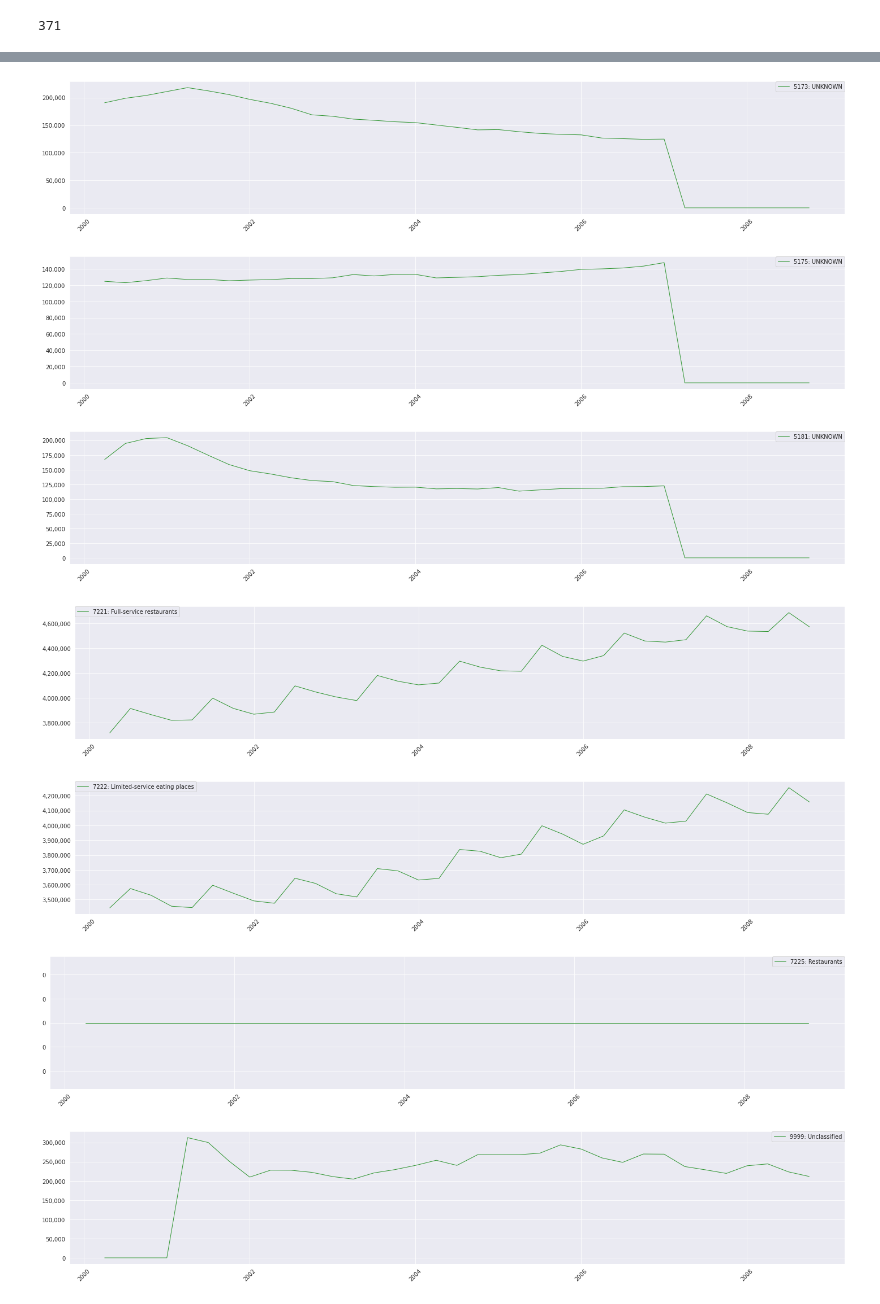
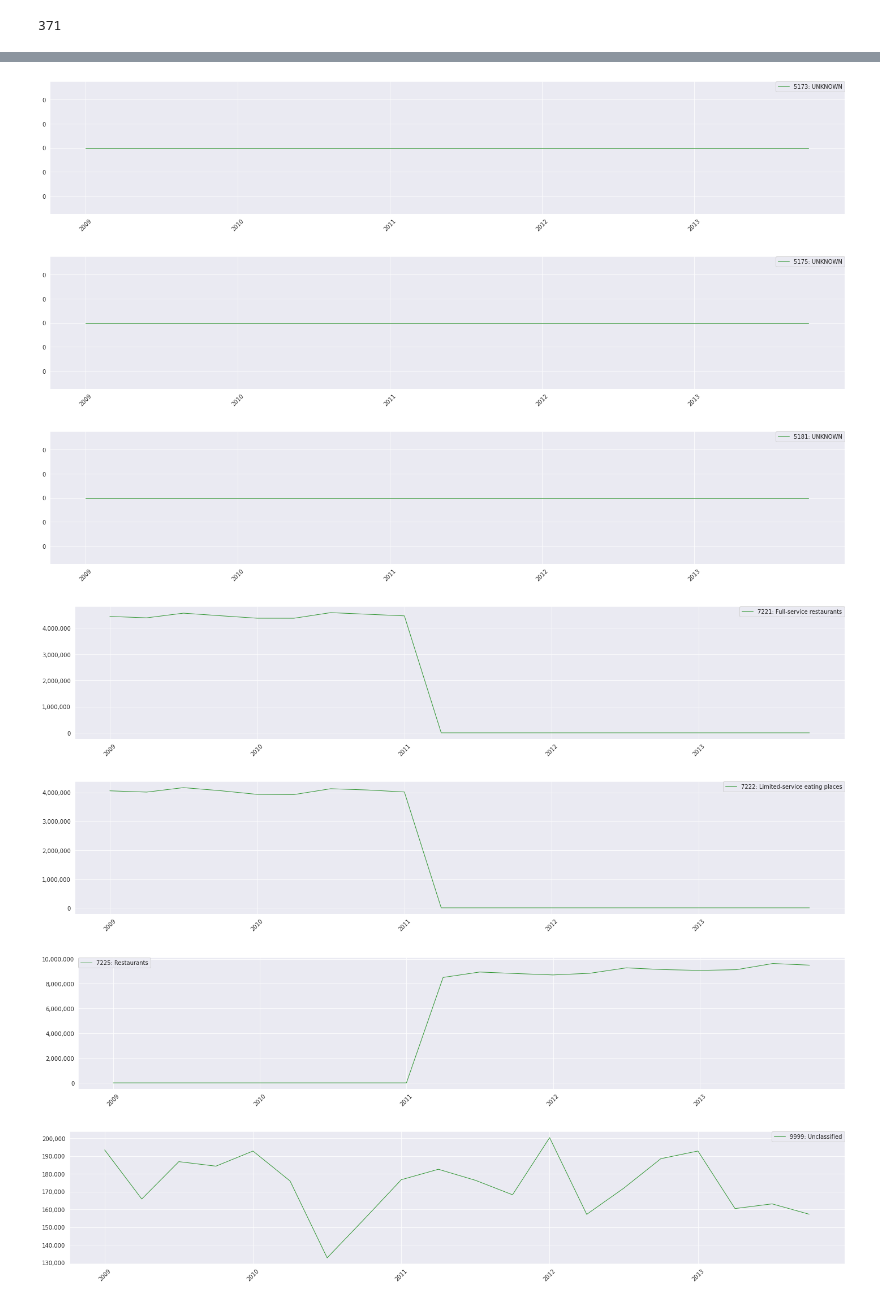
Before and after one commit to cjholcomb/report-card-recession, a Jupyter notebook: src/industry_shifts.ipynb, the cells around one changed output, grey strips where cells are left out. Drawn from its saved outputs; the diff is of its cells as text; code cells hidden in the pictures.

```diff
--- a/src/industry_shifts.ipynb
+++ b/src/industry_shifts.ipynb
@@ -164,7 +164,7 @@ df.set_index('industry_code', inplace = True)
 for k, v in zeroes.items():
     if k > 0 and k < 10000:
         fig, ax = plt.subplots(figsize = (20, 4))
-        ax.plot(df.columns[0:35], df.loc[k][0:35], color = 'green', linewidth = 1, alpha = 0.8, label = str(k) + ': ' + v)
+        ax.plot(df.columns[35:55], df.loc[k][35:55], color = 'green', linewidth = 1, alpha = 0.8, label = str(k) + ': ' + v)
         ax.tick_params(axis='both', which='major', labelsize=10)
         ax.tick_params(axis='both', which='minor', labelsize=10)
         ax.ticklabel_format(style = 'plain', axis = 'y', scilimits = (9, -1));
@@ -184,10 +184,10 @@ for k, v in zeroes.items():
-[figure, old version]
+[figure, new version]
-[figure, old version]
+[figure, new version]
-[figure, old version]
+[figure, new version]
-[figure, old version]
+[figure, new version]
-[figure, old version]
+[figure, new version]
-[figure, old version]
+[figure, new version]
-[figure, old version]
+[figure, new version]
 # %%
 df
 # %% [output]
```
Also changed, not shown: parts of 3 cells of this notebook, 19 other files.
